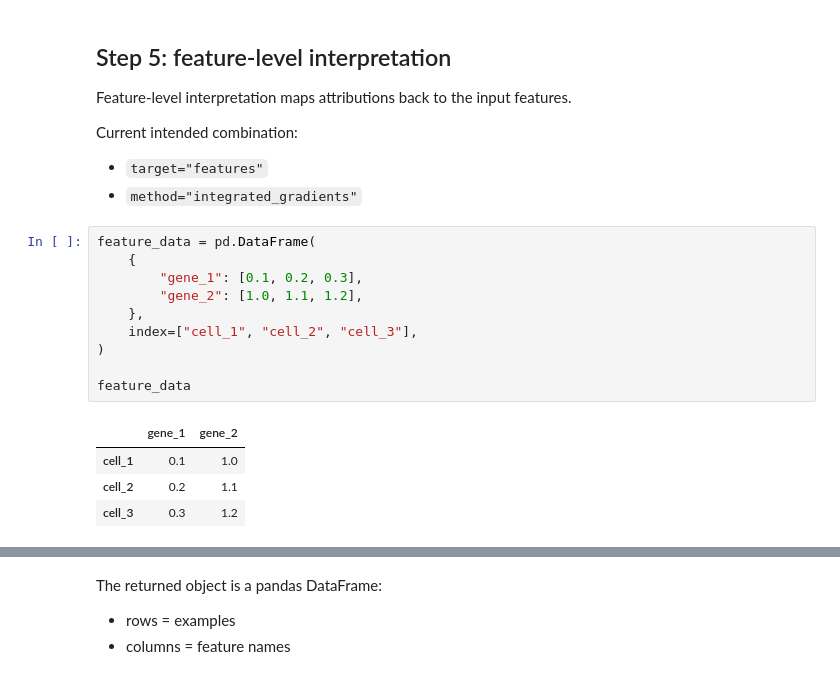
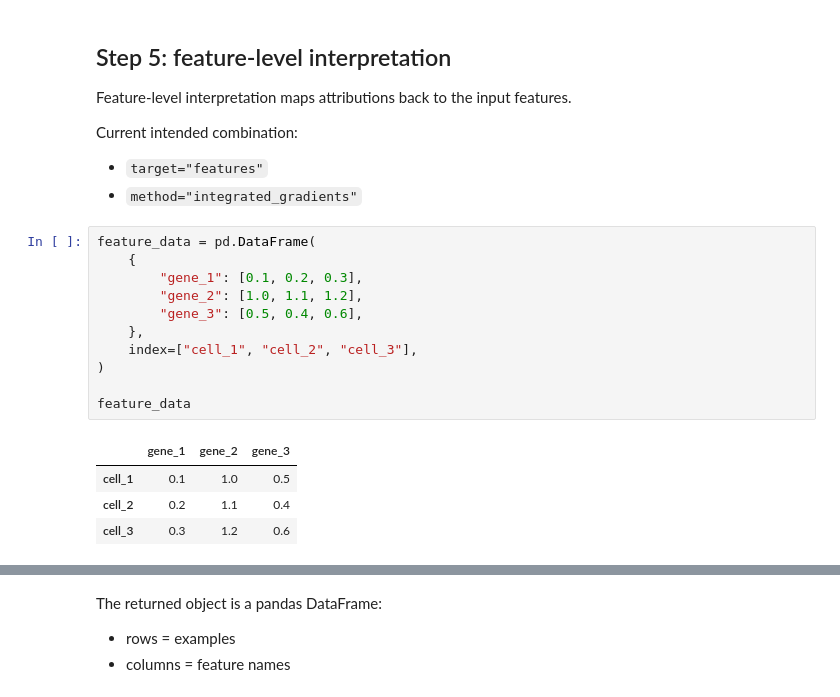
Before and after one commit to Thomas-Rauter/edge2torch, a Jupyter notebook: docs/getting-started.ipynb, the cells around one changed output, grey strips where cells are left out. Saved outputs shown, nothing was run; the diff lists cells and outputs as text.

```diff
--- a/docs/getting-started.ipynb
+++ b/docs/getting-started.ipynb
@@ -186,18 +289,19 @@ Current intended combination:
 # %%
 feature_data = pd.DataFrame(
     {
         "gene_1": [0.1, 0.2, 0.3],
         "gene_2": [1.0, 1.1, 1.2],
+        "gene_3": [0.5, 0.4, 0.6],
     },
     index=["cell_1", "cell_2", "cell_3"],
 )
 
 feature_data
 # %% [output]
-|  | gene_1 | gene_2 |
-| cell_1 | 0.1 | 1.0 |
-| cell_2 | 0.2 | 1.1 |
-| cell_3 | 0.3 | 1.2 |
+|  | gene_1 | gene_2 | gene_3 |
+| cell_1 | 0.1 | 1.0 | 0.5 |
+| cell_2 | 0.2 | 1.1 | 0.4 |
+| cell_3 | 0.3 | 1.2 | 0.6 |
 # %%
 feature_attr = interpret_model(
     model=model,
```
Also changed, not shown: parts of 19 cells of this notebook, 8 other files.
